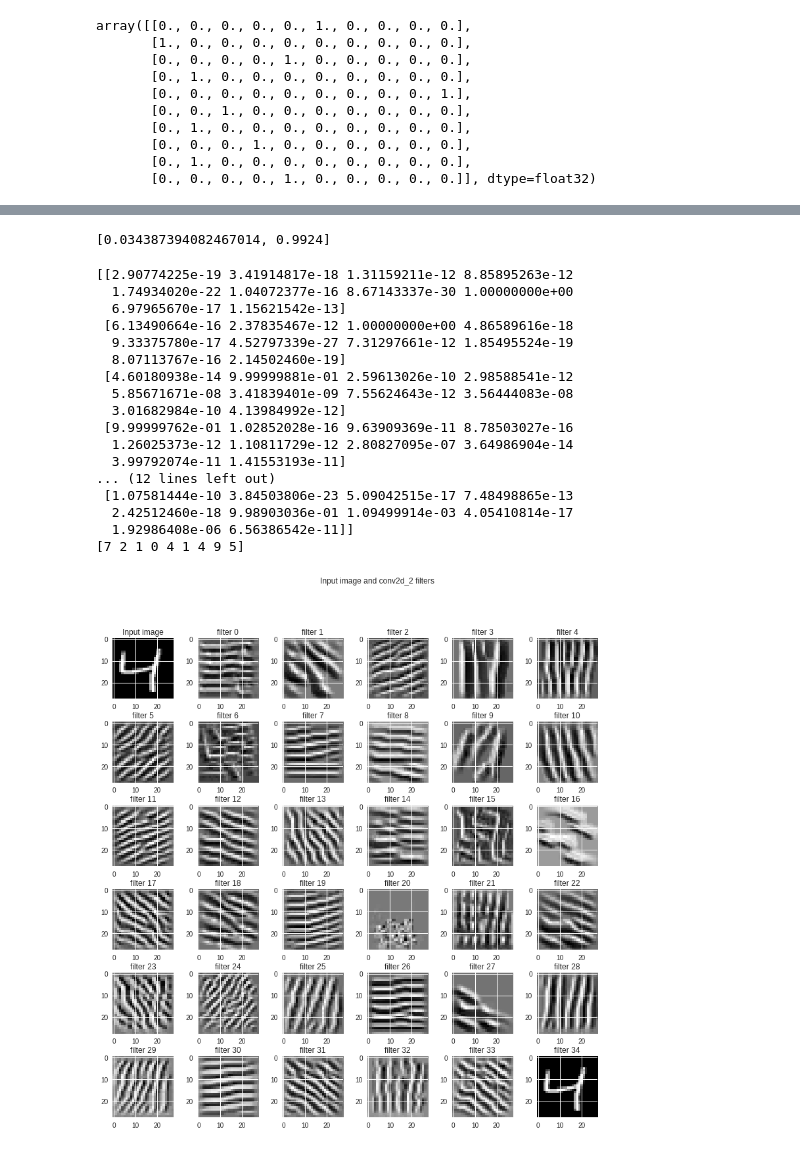
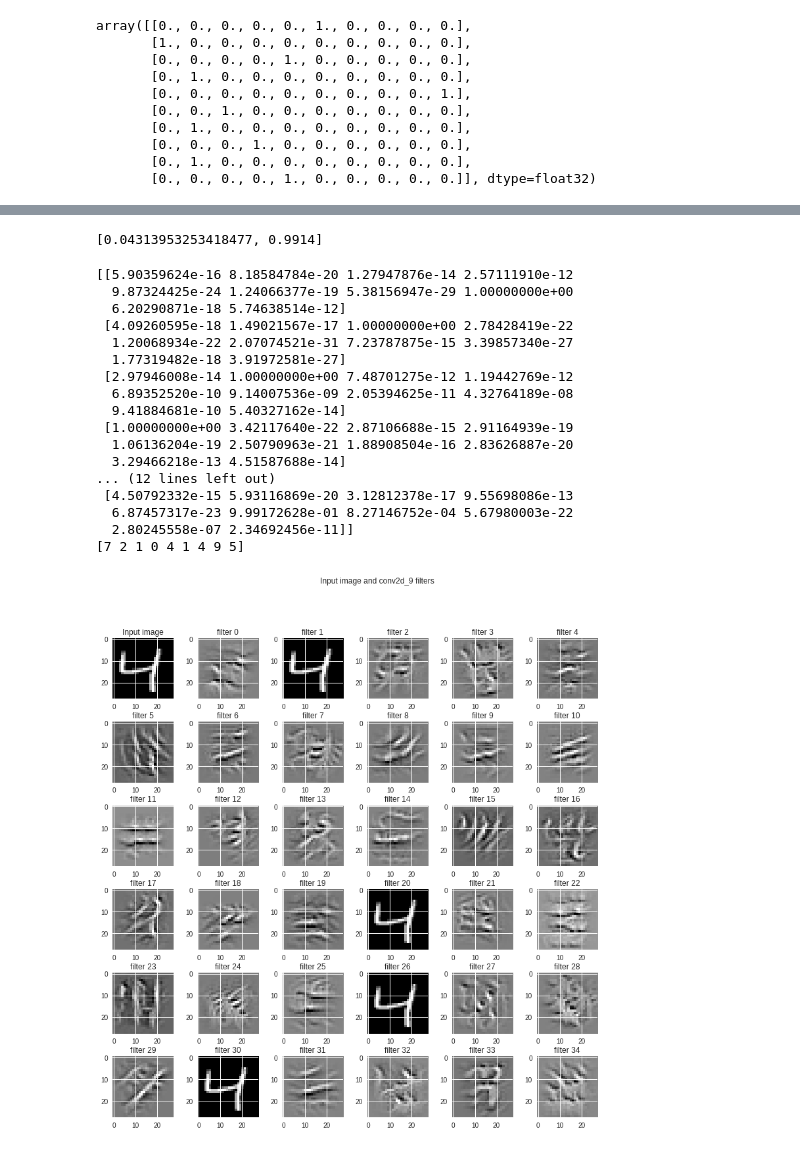
Before and after one commit to rraghu214/MLBLR-EIP3.0, a Jupyter notebook: Assignments/Assignment1/1A/RAGHU_EIP3_BATCH_2_ASSIGNMENT1A.ipynb, the cells around one changed output, grey strips where cells are left out. Drawn from its saved outputs; the diff is of its cells as text; code cells hidden in the pictures.

```diff
--- a/Assignments/Assignment1/1A/RAGHU_EIP3_BATCH_2_ASSIGNMENT1A.ipynb
+++ b/Assignments/Assignment1/1A/RAGHU_EIP3_BATCH_2_ASSIGNMENT1A.ipynb
@@ -75,10 +75,10 @@ model = Sequential()
 model.add(Convolution2D(32, 3, 3, activation='relu', input_shape=(28,28,1)))
 model.add(Convolution2D(64, 3, 3, activation='relu'))
 model.add(MaxPooling2D(pool_size=(2,2)))
-model.add(Dropout(0.25))
-model.add(Convolution2D(64, 3, 3, activation='relu'))
-model.add(Convolution2D(10, 1, activation='relu'))
-model.add(Convolution2D(10, 10))
+model.add(Convolution2D(128, 3, 3, activation='relu'))
+model.add(Convolution2D(128, 3, 3, activation='relu'))
+model.add(Convolution2D(64, 1, activation='relu'))
+model.add(Convolution2D(10, 8))
 
 model.add(Flatten())
 model.add(Activation('softmax'))
@@ -139,29 +132,29 @@ score = model.evaluate(X_test, Y_test, verbose=0)
 # %%
 print(score)
 # %% [output]
-[0.034387394082467014, 0.9924]
+[0.04313953253418477, 0.9914]
 # %%
 y_pred = model.predict(X_test)
 # %%
 print(y_pred[:9])
 print(y_test[:9])
 # %% [output]
-[[2.90774225e-19 3.41914817e-18 1.31159211e-12 8.85895263e-12
-  1.74934020e-22 1.04072377e-16 8.67143337e-30 1.00000000e+00
-  6.97965670e-17 1.15621542e-13]
- [6.13490664e-16 2.37835467e-12 1.00000000e+00 4.86589616e-18
-  9.33375780e-17 4.52797339e-27 7.31297661e-12 1.85495524e-19
-  8.07113767e-16 2.14502460e-19]
- [4.60180938e-14 9.99999881e-01 2.59613026e-10 2.98588541e-12
-  5.85671671e-08 3.41839401e-09 7.55624643e-12 3.56444083e-08
-  3.01682984e-10 4.13984992e-12]
- [9.99999762e-01 1.02852028e-16 9.63909369e-11 8.78503027e-16
-  1.26025373e-12 1.10811729e-12 2.80827095e-07 3.64986904e-14
-  3.99792074e-11 1.41553193e-11]
+[[5.90359624e-16 8.18584784e-20 1.27947876e-14 2.57111910e-12
+  9.87324425e-24 1.24066377e-19 5.38156947e-29 1.00000000e+00
+  6.20290871e-18 5.74638514e-12]
+ [4.09260595e-18 1.49021567e-17 1.00000000e+00 2.78428419e-22
+  1.20068934e-22 2.07074521e-31 7.23787875e-15 3.39857340e-27
+  1.77319482e-18 3.91972581e-27]
+ [2.97946008e-14 1.00000000e+00 7.48701275e-12 1.19442769e-12
+  6.89352520e-10 9.14007536e-09 2.05394625e-11 4.32764189e-08
+  9.41884681e-10 5.40327162e-14]
+ [1.00000000e+00 3.42117640e-22 2.87106688e-15 2.91164939e-19
+  1.06136204e-19 2.50790963e-21 1.88908504e-16 2.83626887e-20
+  3.29466218e-13 4.51587688e-14]
 ... (12 lines left out)
- [1.07581444e-10 3.84503806e-23 5.09042515e-17 7.48498865e-13
-  2.42512460e-18 9.98903036e-01 1.09499914e-03 4.05410814e-17
-  1.92986408e-06 6.56386542e-11]]
+ [4.50792332e-15 5.93116869e-20 3.12812378e-17 9.55698086e-13
+  6.87457317e-23 9.99172628e-01 8.27146752e-04 5.67980003e-22
+  2.80245558e-07 2.34692456e-11]]
 [7 2 1 0 4 1 4 9 5]
 # %%
 layer_dict = dict([(layer.name, layer) for layer in model.layers])
@@ -188,7 +181,7 @@ def deprocess_image(x):
     return x
 
 def vis_img_in_filter(img = np.array(X_train[2]).reshape((1, 28, 28, 1)).astype(np.float64),
-                      layer_name = 'conv2d_2'):
+                      layer_name = 'conv2d_9'):
     layer_output = layer_dict[layer_name].output
     img_ascs = list()
     for filter_index in range(layer_output.shape[3]):
@@ -211,31 +204,31 @@ def vis_img_in_filter(img = np.array(X_train[2]).reshape((1, 28, 28, 1)).astype(
         img_asc = np.array(img)
         # run gradient ascent for 20 steps
         for i in range(20):
             loss_value, grads_value = iterate([img_asc])
             img_asc += grads_value * step
 
         img_asc = img_asc[0]
         img_ascs.append(deprocess_image(img_asc).reshape((28, 28)))
 
     if layer_output.shape[3] >= 35:
         plot_x, plot_y = 6, 6
     elif layer_output.shape[3] >= 23:
         plot_x, plot_y = 4, 6
     elif layer_output.shape[3] >= 11:
         plot_x, plot_y = 2, 6
     else:
         plot_x, plot_y = 1, 2
     fig, ax = plt.subplots(plot_x, plot_y, figsize = (12, 12))
     ax[0, 0].imshow(img.reshape((28, 28)), cmap = 'gray')
     ax[0, 0].set_title('Input image')
     fig.suptitle('Input image and %s filters' % (layer_name,))
     fig.tight_layout(pad = 0.3, rect = [0, 0, 0.9, 0.9])
     for (x, y) in [(i, j) for i in range(plot_x) for j in range(plot_y)]:
         if x == 0 and y == 0:
             continue
         ax[x, y].imshow(img_ascs[x * plot_y + y - 1], cmap = 'gray')
         ax[x, y].set_title('filter %d' % (x * plot_y + y - 1))
 
 vis_img_in_filter()
 # %% [output]
-[figure, old version]
+[figure, new version]
```
Also changed, not shown: parts of 4 cells of this notebook, 1 other file.
